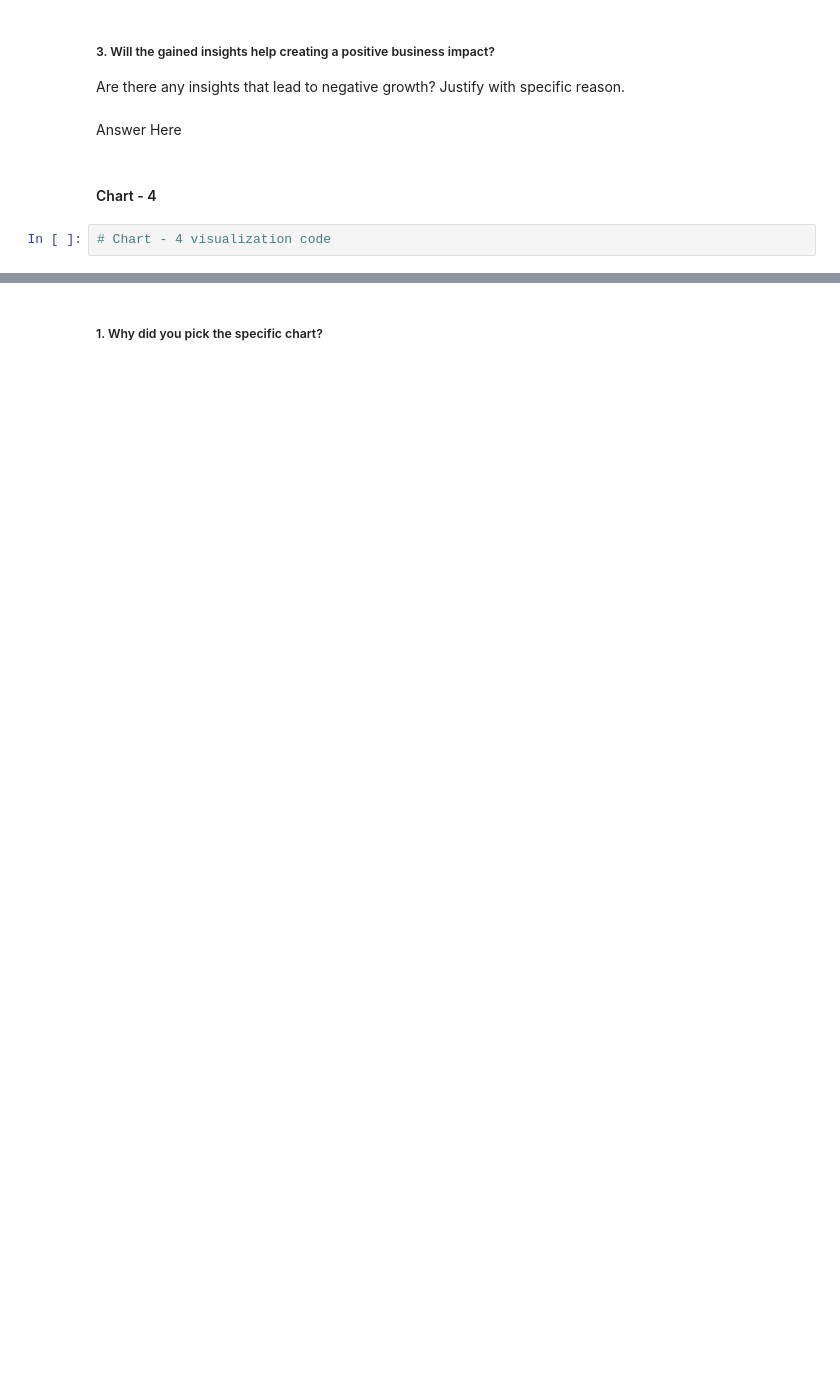
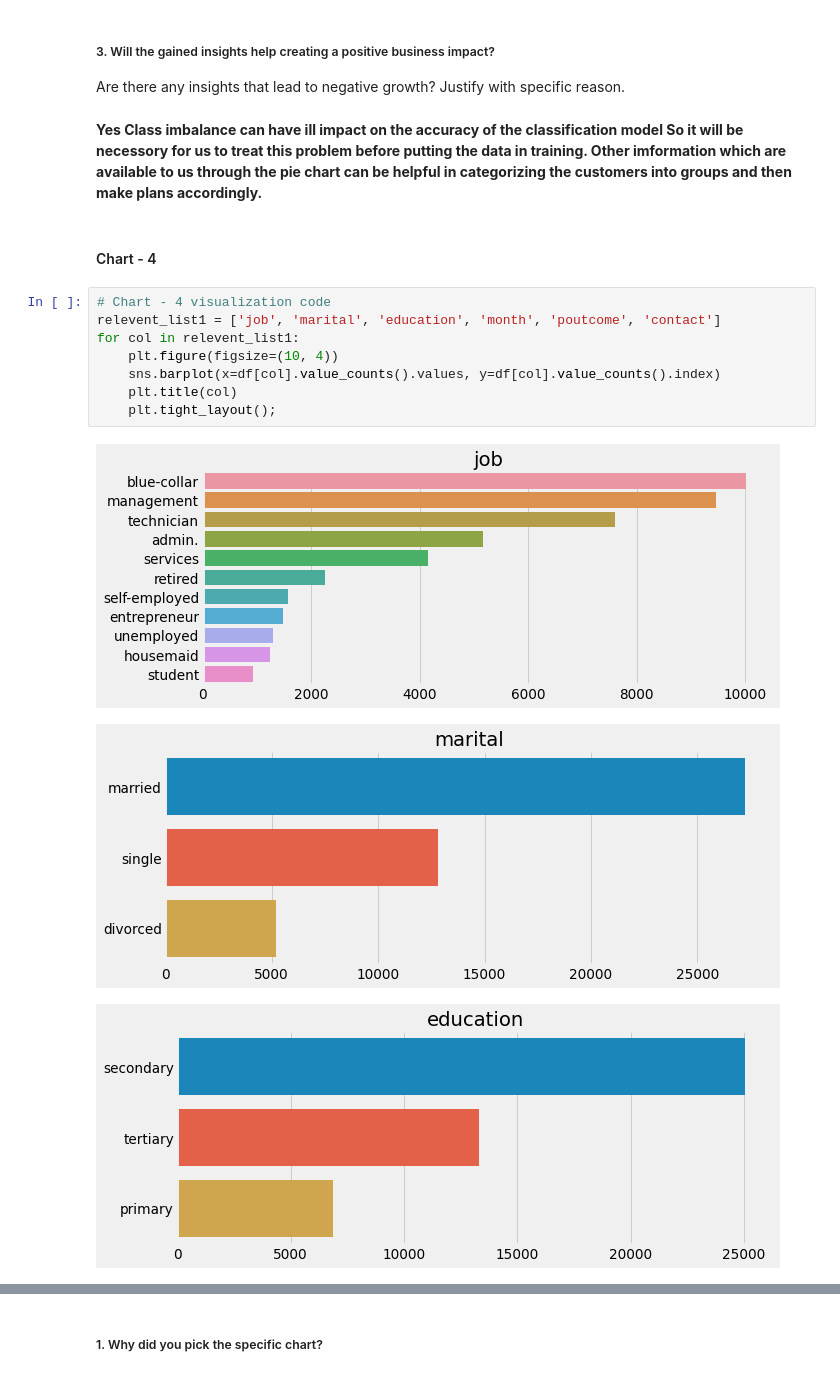
Before and after one commit to JNSDKV/BANK-MARKETING-EFFECTIVENESS-PREDICTION, a Jupyter notebook: _Bank_Marketing_Effectiveness_prediction.ipynb, the cells around one changed output, grey strips where cells are left out. Saved outputs shown, nothing was run; the diff lists cells and outputs as text; blank space fills up the shorter version.

```diff
--- a/_Bank_Marketing_Effectiveness_prediction.ipynb
+++ b/_Bank_Marketing_Effectiveness_prediction.ipynb
@@ -497,9 +585,19 @@ Answer Here
 # %% [markdown]
 ##### 3. Will the gained insights help creating a positive business impact?
 Are there any insights that lead to negative growth? Justify with specific reason.
-# %% [markdown]
-Answer Here
+# %% [markdown]
+**Yes Class imbalance can have ill impact on the accuracy of the classification model So it will be necessory for us to treat this problem before putting the data in training. Other imformation which are available to us through the pie chart can be helpful in categorizing the customers into groups and then make plans accordingly.**
 # %% [markdown]
 #### Chart - 4
-# %%
-# Chart - 4 visualization code
+# %%
+# Chart - 4 visualization code
+relevent_list1 = ['job', 'marital', 'education', 'month', 'poutcome', 'contact']
+for col in relevent_list1:
+    plt.figure(figsize=(10, 4))
+    sns.barplot(x=df[col].value_counts().values, y=df[col].value_counts().index)
+    plt.title(col)
+    plt.tight_layout();
+# %% [output]
+[figure, added]
+[figure, added]
+[figure, added]
```
Also changed, not shown: parts of 226 cells of this notebook.
